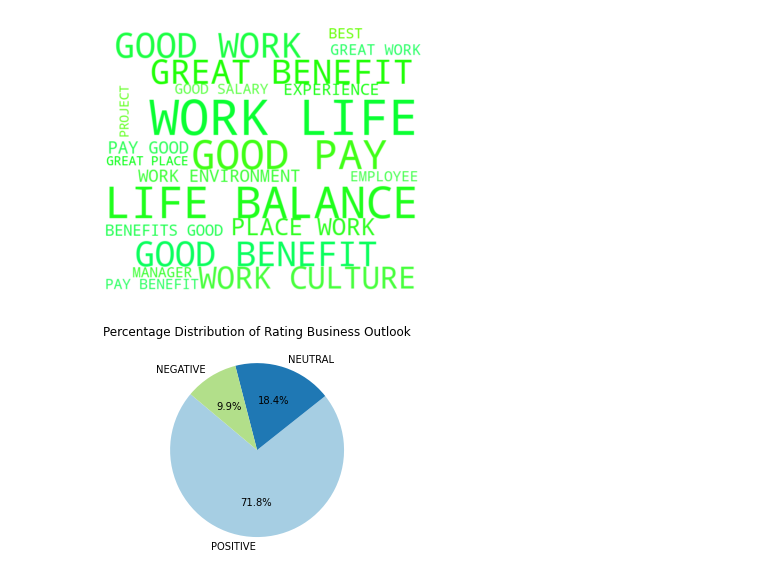
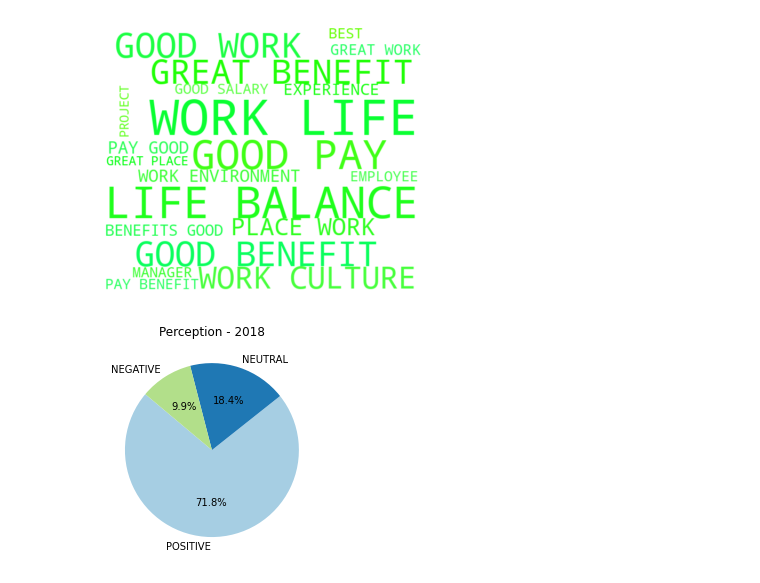
Before and after one commit to kevinmiguel97/Revelio-Labs, a Jupyter notebook: Revelio Notebook.ipynb, the cells around one changed output. Saved outputs shown, nothing was run; the diff lists cells and outputs as text; code cells hidden in the pictures.

Commit message:
Correcting titles

```diff
--- a/Revelio Notebook.ipynb
+++ b/Revelio Notebook.ipynb
@@ -344,19 +344,21 @@ create_word_cloud(df_sentment, 'review_pros', sentiment='positive')
 # %%
 # Filter data for specified companies
 selected_companies = ['Microsoft Corp.', 'Alphabet, Inc.', 'Apple, Inc.', 'Meta Platforms, Inc.', 'Amazon.com, Inc.', 'Netflix, Inc.']
 df = df_sentment[df_sentment['company'].isin(selected_companies)]
 
 # Filter for time of interest
 df = df[(df['review_date_time'] >= '2017-12-01') & (df['review_date_time'] <= '2018-12-31')]
 
 # Create a DataFrame with the distribution of 'rating_business_outlook'
 rating_distribution = df['rating_business_outlook'].value_counts(normalize=True).reset_index()
 rating_distribution.columns = ['Rating', 'Percentage']
 
 # Plot the percentage distribution as a pie chart
 plt.figure(figsize=(4, 4))
 plt.pie(rating_distribution['Percentage'] * 100, labels=rating_distribution['Rating'], autopct='%1.1f%%', startangle=140, colors=plt.cm.Paired.colors)
-plt.title('Percentage Distribution of Rating Business Outlook')
+plt.title('Perception - 2018')
+
+plt.savefig('plots/opinions_2018')
 plt.show()
 # %% [output]
-[figure, old version]
+[figure, new version]
```
Also changed, not shown: parts of 1 cell of this notebook, 3 other files.
